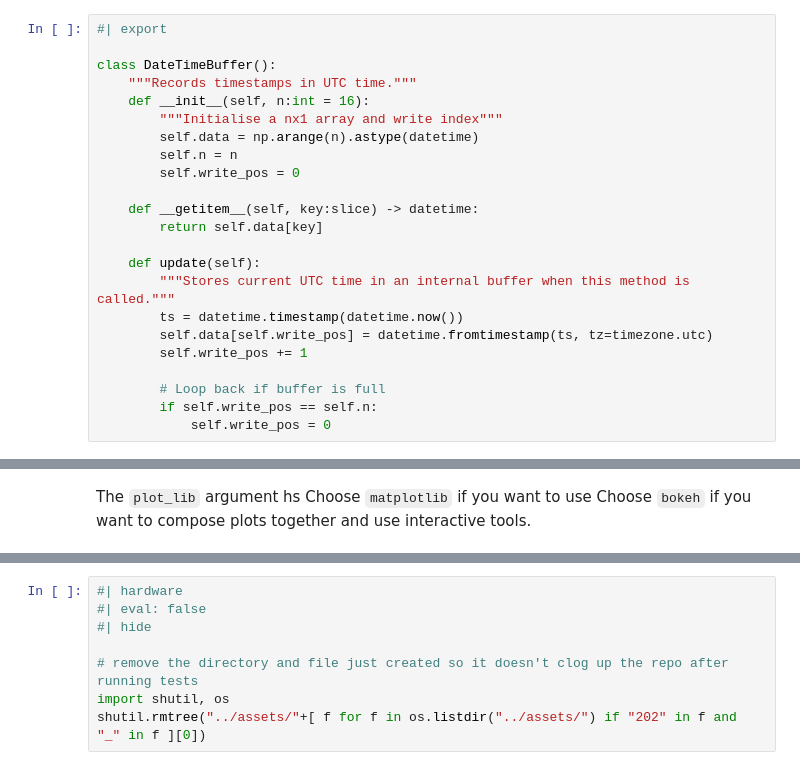
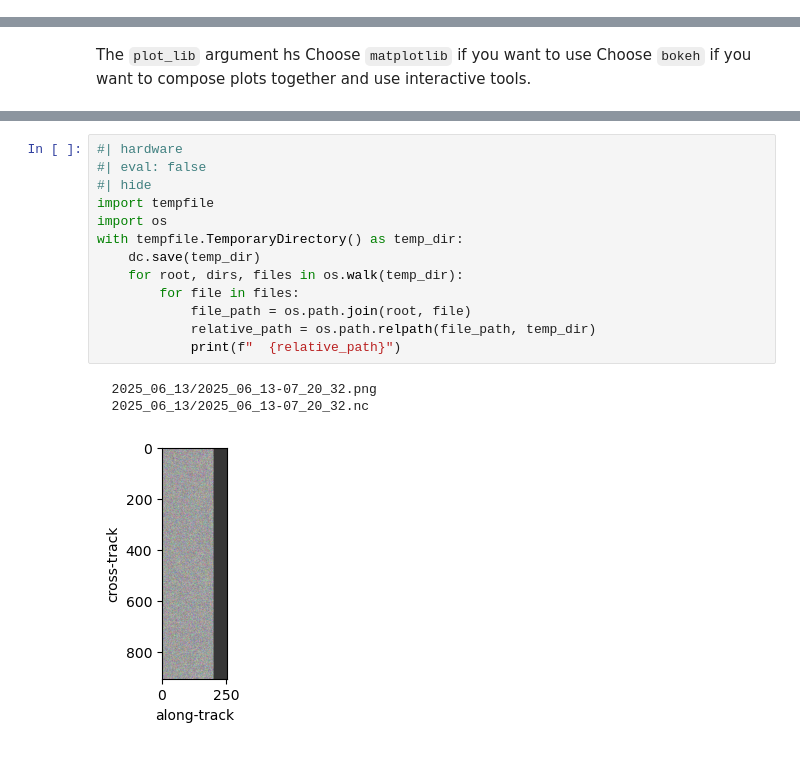
Before and after one commit to openhsi/openhsi, a Jupyter notebook: nbs/api/data.ipynb, the cells around one changed output, grey strips where cells are left out. Cells and saved outputs as stored; diff of their text form.

```diff
--- a/nbs/api/data.ipynb
+++ b/nbs/api/data.ipynb
@@ -775,26 +776,3 @@ For reference:
 | 1024 | no binning | ≈ 4 GB | ≈ 14 s | ≈ 15 s |
 
 In reality, it is very difficult to work with raw data without binning due to massive RAM usage and extended times to save the NetCDF file to disk which hinders making real-time analysis. The frame rate (at 10 s exposure) with binning drops the frame rate to from 90 fps to 75 fps. In our experimentation, using a SSD mounted into a M.2 slot on a Jetson board provided the fastest experience. When using other development boards such as a Raspberry Pi 4, the USB 3.0 port is recommended over the USB 2.0 port.
-# %%
-#| export
-
-class DateTimeBuffer():
-    """Records timestamps in UTC time."""
-    def __init__(self, n:int = 16):
-        """Initialise a nx1 array and write index"""
-        self.data = np.arange(n).astype(datetime)
-        self.n = n
-        self.write_pos = 0
-
-    def __getitem__(self, key:slice) -> datetime:
-        return self.data[key]
-
-    def update(self):
-        """Stores current UTC time in an internal buffer when this method is called."""
-        ts = datetime.timestamp(datetime.now())
-        self.data[self.write_pos] = datetime.fromtimestamp(ts, tz=timezone.utc)
-        self.write_pos += 1
-
-        # Loop back if buffer is full
-        if self.write_pos == self.n:
-            self.write_pos = 0
@@ -1100,8 +1119,17 @@ dc.save("../assets")
-# %%
-#| hardware
-#| eval: false
-#| hide
-
-# remove the directory and file just created so it doesn't clog up the repo after running tests
-import shutil, os
-shutil.rmtree("../assets/"+[ f for f in os.listdir("../assets/") if "202" in f and "_" in f ][0])
+# %%
+#| hardware
+#| eval: false
+#| hide
+import tempfile
+import os
+with tempfile.TemporaryDirectory() as temp_dir:
+    dc.save(temp_dir)
+    for root, dirs, files in os.walk(temp_dir):
+        for file in files:
+            file_path = os.path.join(root, file)
+            relative_path = os.path.relpath(file_path, temp_dir)
+            print(f"  {relative_path}")
+# %% [output]
+  2025_06_13/2025_06_13-07_20_32.png
+  2025_06_13/2025_06_13-07_20_32.nc
+[figure, added]
```
Also changed, not shown: parts of 14 cells of this notebook, 1 other file.
